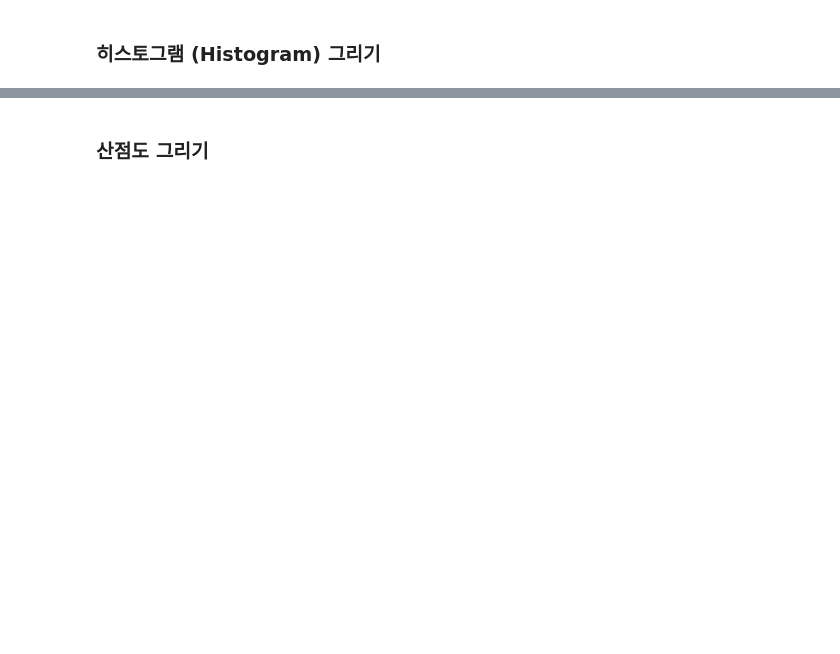
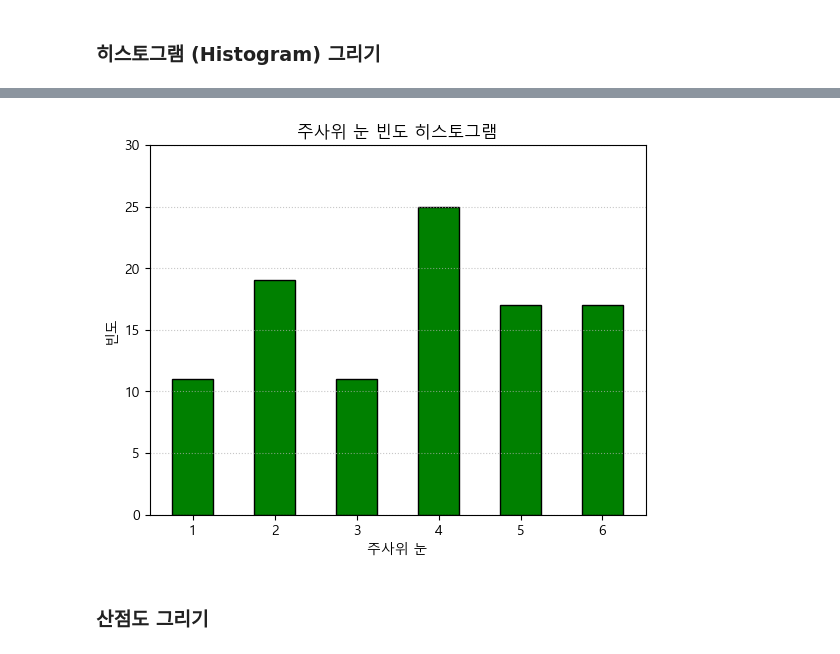
Before and after one commit to taehyunan-99/python-libraries, a Jupyter notebook: DATA/07_matplotlib.ipynb, the cells around one changed output, grey strips where cells are left out. Cells and saved outputs as stored; diff of their text form; code cells hidden in the pictures; blank space fills up the shorter version.

Commit message:
Update: 0808 hone data

```diff
--- a/DATA/07_matplotlib.ipynb
+++ b/DATA/07_matplotlib.ipynb
@@ -231,23 +260,23 @@ plt.show()
 # %%
 # 실습 3. 히스토그램 그리기
+# cnt, bins = plt.hist(data, bins=(np.arange(1,8) - 0.5))
 np.random.seed(42)
 data = np.random.randint(1,7,(100))
 
-x_bins = np.arange(1,8) - 0.5
-plt.hist(data, bins=(x_bins), edgecolor="k", color="g", rwidth=0.5)
-
-# cnt, bins = plt.hist(data, bins=(x_bins), edgecolor="k", color="g", rwidth=0.5)
+plt.hist(data, bins=(np.arange(1,8) - 0.5), edgecolor="k", color="g", rwidth=0.5)
 
 plt.title("주사위 눈 빈도 히스토그램")
 
 plt.grid(linestyle=":", alpha=0.7, axis="y")
 
 plt.xlabel("주사위 눈")
 plt.ylabel("빈도")
 
 plt.ylim(0,30)
 
 plt.show()
+# %% [output]
+[figure, added]
 # %% [markdown]
 ### 산점도 그리기
 # %%
```
Also changed, not shown: parts of 14 cells of this notebook, 2 other files.
